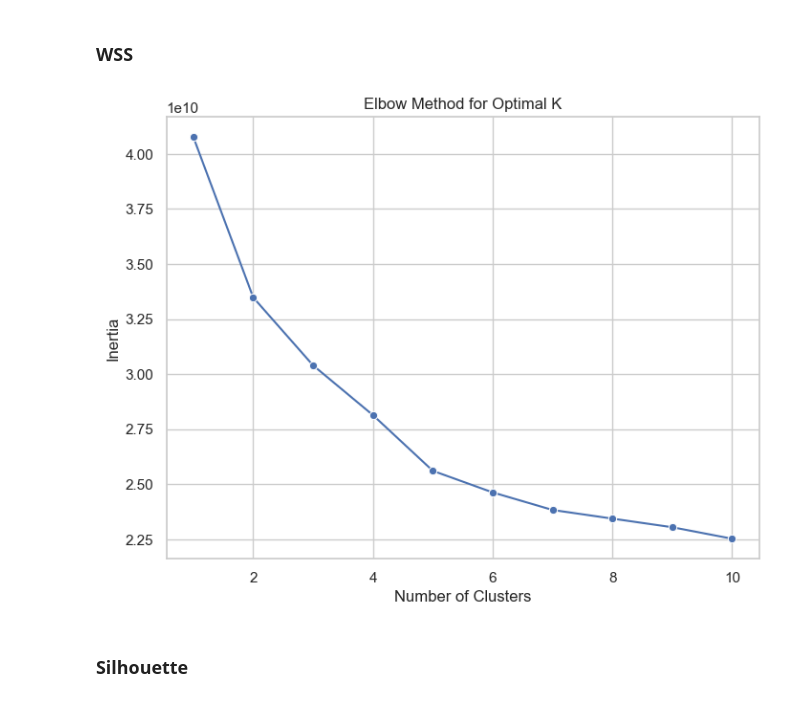
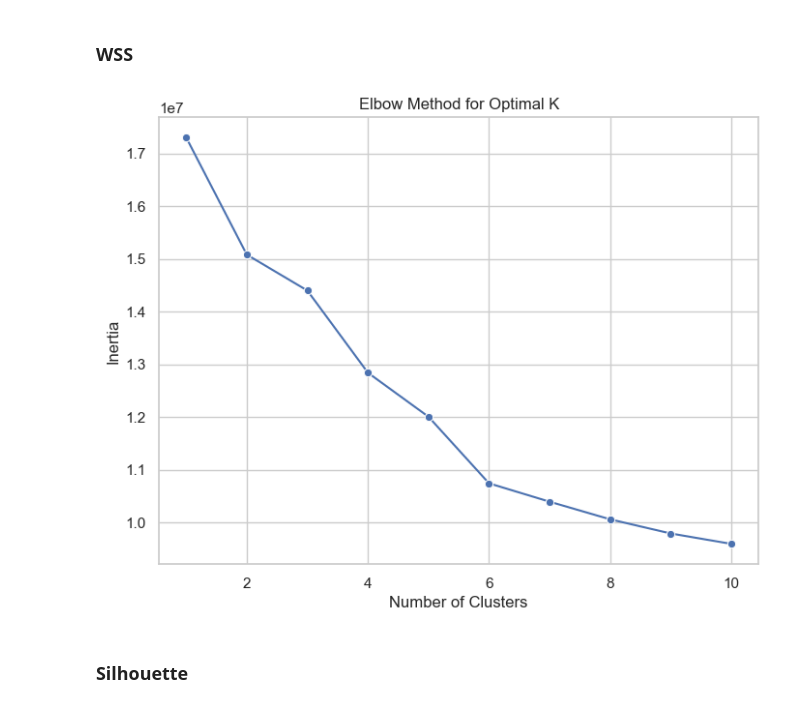
Before and after one commit to njbirk/big_data_bowl_2025, a Jupyter notebook: python/man_vs_zone.ipynb, the cells around one changed output. Cells and saved outputs as stored; diff of their text form; code cells hidden in the pictures.

```diff
--- a/python/man_vs_zone.ipynb
+++ b/python/man_vs_zone.ipynb
@@ -218,28 +217,31 @@ Dropping ID columns
 # %%
 features_df.head()
 features = features_df.drop(columns=['gameId', 'playId', 'frameId'])
+
+# Scale the data
+scaler = StandardScaler()
+scaled_features = pd.DataFrame(scaler.fit_transform(features))
 # %% [markdown]
 ## Determining Cluster Count
 # %% [markdown]
 ### WSS
 # %%
-# Assuming X is your feature matrix
 inertia = []
 for k in range(1, 11):
     kmeans = KMeans(n_clusters=k, random_state=42)
-    kmeans.fit(features)
+    kmeans.fit(scaled_features)
     inertia.append(kmeans.inertia_)
 
 sns.set(style="whitegrid")
 plt.figure(figsize=(8, 6))
 sns.lineplot(x=range(1, 11), y=inertia, marker="o", color='b')
 
 plt.title('Elbow Method for Optimal K')
 plt.xlabel('Number of Clusters')
 plt.ylabel('Inertia')
 plt.show()
 # %% [output]
-[figure, old version]
+[figure, new version]
 # %% [markdown]
 ### Silhouette
 # %%
```
Also changed, not shown: parts of 9 cells of this notebook.
